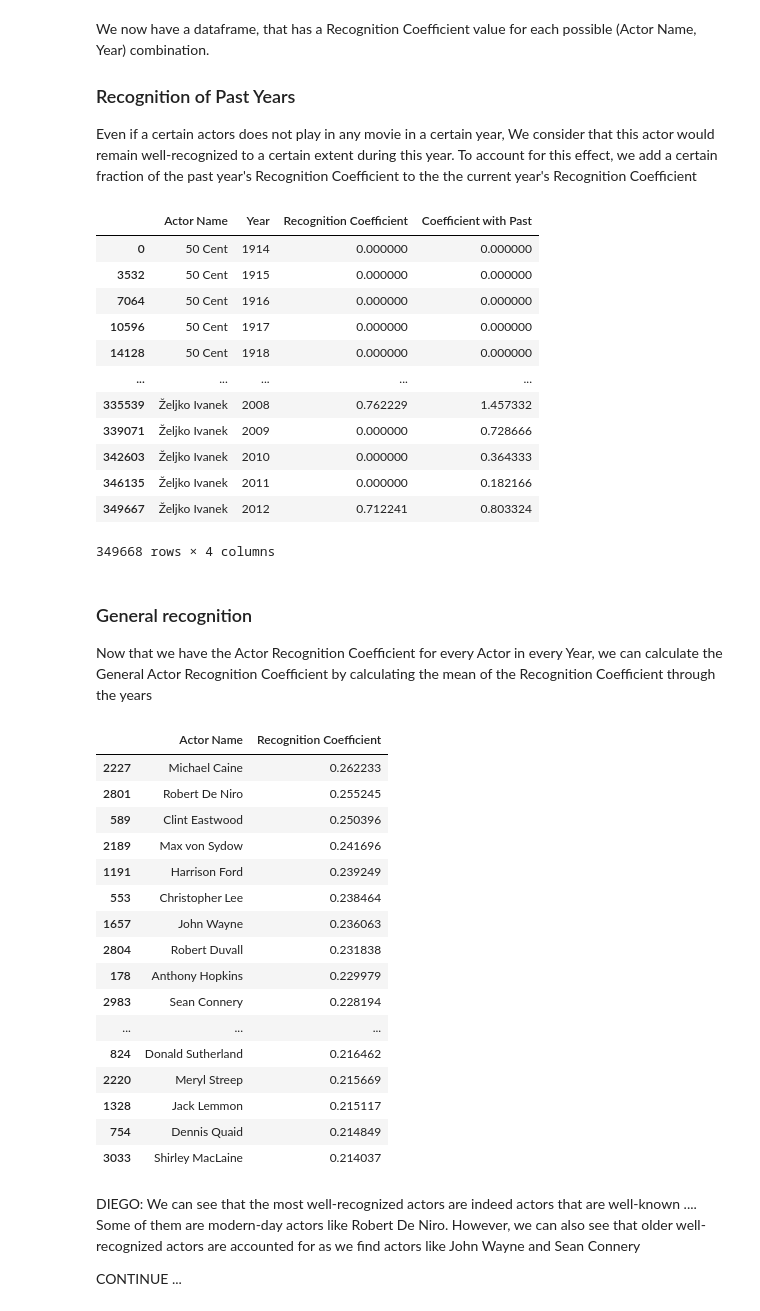
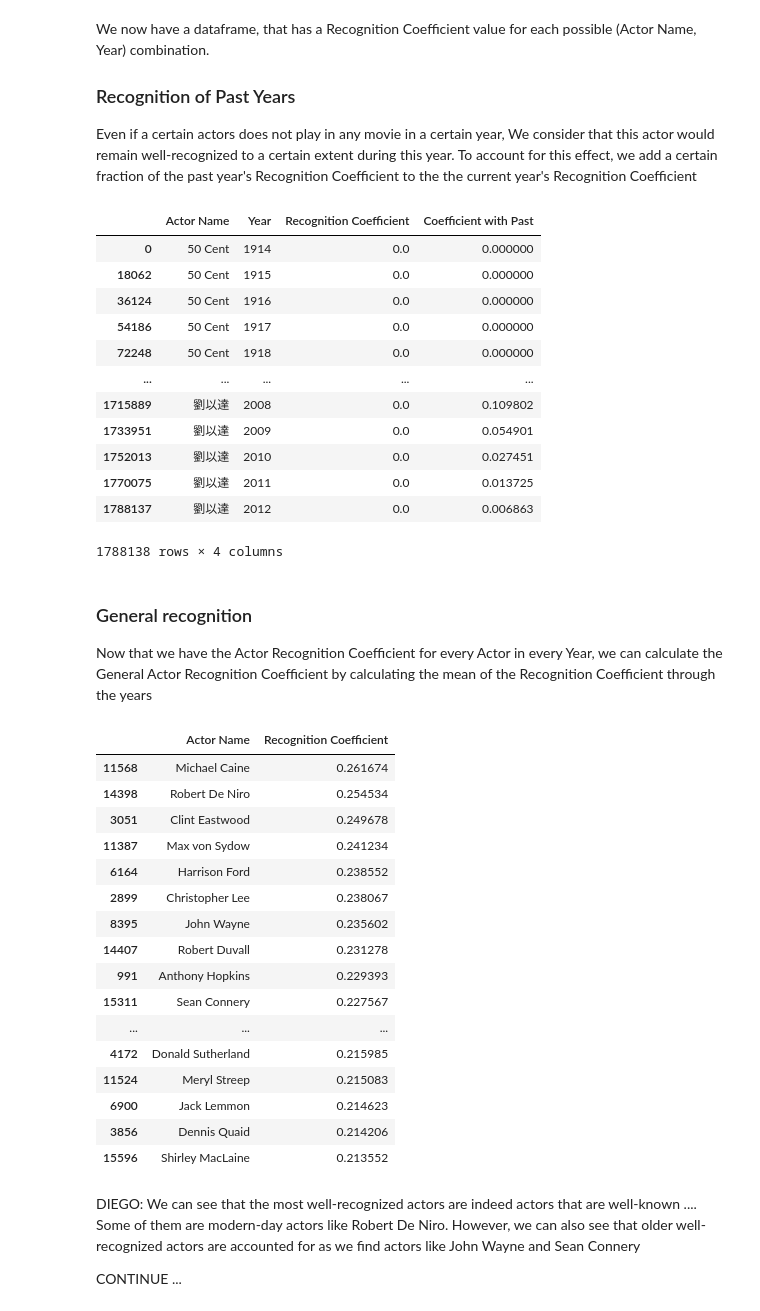
Before and after one commit to epfl-ada/ada-2023-project-pandateam23, a Jupyter notebook: Pico-Andre.ipynb, the cells around one changed output. Drawn from its saved outputs; the diff is of its cells as text; code cells hidden in the pictures.

```diff
--- a/Pico-Andre.ipynb
+++ b/Pico-Andre.ipynb
@@ -60,10 +65,6 @@ TheMoviesDataset = pd.read_csv('./data/TheMoviesDataset/movies_metadata.csv')
 mojo_int1000 = pd.read_csv('./data/Mojo/boxofficemojointernationaltop1000.tsv', sep='\t')
 mojo_us1000 = pd.read_csv('./data/Mojo/boxofficemojoustop1000.tsv', sep='\t')
 inflation = pd.read_excel('./data/Inflation/Inflation-data.xlsx', sheet_name='hcpi_a')
-# %%
-TheMoviesDataset = pd.read_csv('./data/TheMoviesDataset/movies_metadata.csv')
-mojo_int1000 = pd.read_csv('./data/Mojo/boxofficemojointernationaltop1000.tsv', sep='\t')
-mojo_us1000 = pd.read_csv('./data/Mojo/boxofficemojoustop1000.tsv', sep='\t')
 # %%
 # Adding column names
 movie_columns = ["Wikipedia movie ID", "Freebase movie ID", "Movie name", "Movie release date", "Movie box office revenue", "Movie runtime", "Movie languages (Freebase ID:name tuples)", "Movie countries (Freebase ID:name tuples)", "Movie genres (Freebase ID:name tuples)"]
@@ -131,8 +132,6 @@ IMDb_combined_mean.reset_index(inplace=True)
 
 # Merge IMDb ratings with the movies and actors dataframe
 movie_actor_IMDb = pd.merge(movie_actor,IMDb_combined_mean[['title_lower','averageRating']],on='title_lower')
-# %%
-movie_actor_IMDb = pd.merge(movie_actor,IMDb_combined_mean[['title_lower','averageRating']],on='title_lower')
 # %% [markdown]
 ### Enrich dataframe with other datasets
 # %%
@@ -256,6 +256,6 @@ As a first preprocessing step we remove actors that have less than 2 movies, in
 # %%
 # Remove actors who have less than 5 movies
 actor_movie_counts = conserved_df['Actor Name'].value_counts()
-actors_with_10_or_more_movies = actor_movie_counts[actor_movie_counts >= 20].index
-filtered_df = conserved_df[conserved_df['Actor Name'].isin(actors_with_10_or_more_movies)]
+actors_with_5_or_more_movies = actor_movie_counts[actor_movie_counts >= 5].index
+filtered_df = conserved_df[conserved_df['Actor Name'].isin(actors_with_5_or_more_movies)]
 # %% [markdown]
@@ -415,45 +414,45 @@ Even if a certain actors does not play in any movie in a certain year, We consid
 # %%
 # Recognition of Past Years
 previous_year_contribution = 0.5
 
 actor_year_df = all_actor_year.copy()
 actor_year_df.sort_values(by=['Actor Name', 'Year'], inplace=True)
 
 # Initialize a dictionary to store the previous 'Coefficient with Past' values for each actor
 prev_b_values = {}
 
 # Iterate through the rows of the DataFrame to compute the values for column 'Coefficient with Past'
 for index, row in actor_year_df.iterrows():
     actor = row['Actor Name']
     year = row['Year']
     a_value = row['Recognition Coefficient']
 
     if actor in prev_b_values:
         b_value = a_value + previous_year_contribution * prev_b_values[actor]
     else:
         b_value = a_value  # If there is no previous value, use A(actor, year) as-is
 
     actor_year_df.at[index, 'Coefficient with Past'] = b_value
     prev_b_values[actor] = b_value
 
 actor_year_df['Year'] = pd.to_numeric(actor_year_df['Year'])
 
 # Display the resulting DataFrame
-actor_year_df.head(2)
+display(actor_year_df)
 # %% [output]
 |  | Actor Name | Year | Recognition Coefficient | Coefficient with Past |
-| 0 | 50 Cent | 1914 | 0.000000 | 0.000000 |
-| 3532 | 50 Cent | 1915 | 0.000000 | 0.000000 |
-| 7064 | 50 Cent | 1916 | 0.000000 | 0.000000 |
-| 10596 | 50 Cent | 1917 | 0.000000 | 0.000000 |
-| 14128 | 50 Cent | 1918 | 0.000000 | 0.000000 |
+| 0 | 50 Cent | 1914 | 0.0 | 0.000000 |
+| 18062 | 50 Cent | 1915 | 0.0 | 0.000000 |
+| 36124 | 50 Cent | 1916 | 0.0 | 0.000000 |
+| 54186 | 50 Cent | 1917 | 0.0 | 0.000000 |
+| 72248 | 50 Cent | 1918 | 0.0 | 0.000000 |
 | ... | ... | ... | ... | ... |
-| 335539 | Željko Ivanek | 2008 | 0.762229 | 1.457332 |
-| 339071 | Željko Ivanek | 2009 | 0.000000 | 0.728666 |
-| 342603 | Željko Ivanek | 2010 | 0.000000 | 0.364333 |
-| 346135 | Željko Ivanek | 2011 | 0.000000 | 0.182166 |
-| 349667 | Željko Ivanek | 2012 | 0.712241 | 0.803324 |
+| 1715889 | 劉以達 | 2008 | 0.0 | 0.109802 |
+| 1733951 | 劉以達 | 2009 | 0.0 | 0.054901 |
+| 1752013 | 劉以達 | 2010 | 0.0 | 0.027451 |
+| 1770075 | 劉以達 | 2011 | 0.0 | 0.013725 |
+| 1788137 | 劉以達 | 2012 | 0.0 | 0.006863 |
-349668 rows × 4 columns
+1788138 rows × 4 columns
 # %% [markdown]
 ### General recognition
 Now that we have the Actor Recognition Coefficient for every Actor in every Year, we can calculate the General Actor Recognition Coefficient by calculating the mean of the Recognition Coefficient through the years
@@ -463,22 +462,22 @@ general_recognition = general_recognition.sort_values(by='Recognition Coefficien
 (general_recognition).head(n=20)
 # %% [output]
 |  | Actor Name | Recognition Coefficient |
-| 2227 | Michael Caine | 0.262233 |
-| 2801 | Robert De Niro | 0.255245 |
-| 589 | Clint Eastwood | 0.250396 |
-| 2189 | Max von Sydow | 0.241696 |
-| 1191 | Harrison Ford | 0.239249 |
-| 553 | Christopher Lee | 0.238464 |
-| 1657 | John Wayne | 0.236063 |
-| 2804 | Robert Duvall | 0.231838 |
-| 178 | Anthony Hopkins | 0.229979 |
-| 2983 | Sean Connery | 0.228194 |
+| 11568 | Michael Caine | 0.261674 |
+| 14398 | Robert De Niro | 0.254534 |
+| 3051 | Clint Eastwood | 0.249678 |
+| 11387 | Max von Sydow | 0.241234 |
+| 6164 | Harrison Ford | 0.238552 |
+| 2899 | Christopher Lee | 0.238067 |
+| 8395 | John Wayne | 0.235602 |
+| 14407 | Robert Duvall | 0.231278 |
+| 991 | Anthony Hopkins | 0.229393 |
+| 15311 | Sean Connery | 0.227567 |
 | ... | ... | ... |
-| 824 | Donald Sutherland | 0.216462 |
-| 2220 | Meryl Streep | 0.215669 |
-| 1328 | Jack Lemmon | 0.215117 |
-| 754 | Dennis Quaid | 0.214849 |
-| 3033 | Shirley MacLaine | 0.214037 |
+| 4172 | Donald Sutherland | 0.215985 |
+| 11524 | Meryl Streep | 0.215083 |
+| 6900 | Jack Lemmon | 0.214623 |
+| 3856 | Dennis Quaid | 0.214206 |
+| 15596 | Shirley MacLaine | 0.213552 |
 # %% [markdown]
 DIEGO: We can see that the most well-recognized actors are indeed actors that are well-known ....
 Some of them are modern-day actors like Robert De Niro. However, we can also see that older well-recognized actors are accounted for as we find actors like John Wayne and Sean Connery
```
Also changed, not shown: parts of 34 cells of this notebook.
